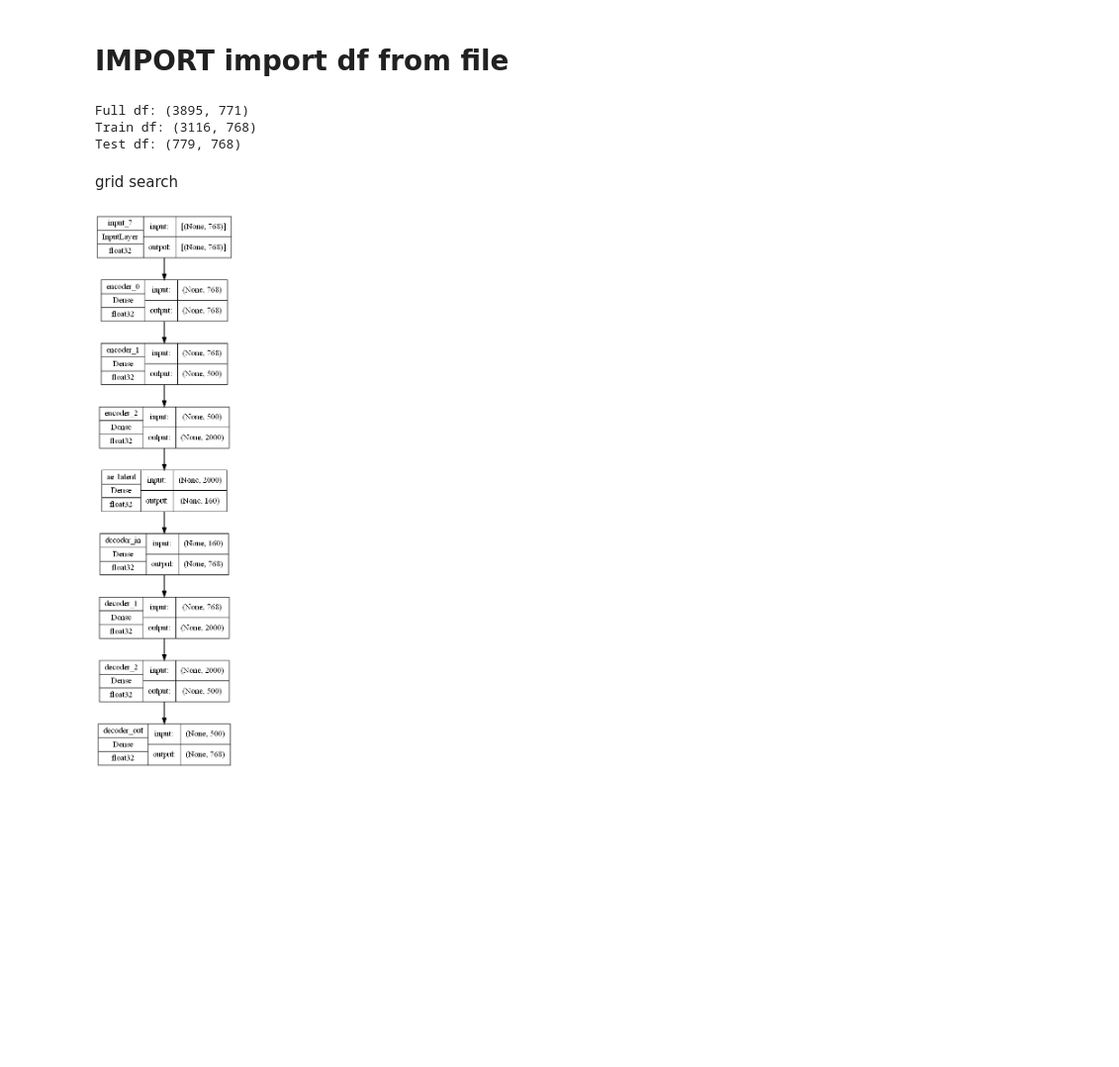
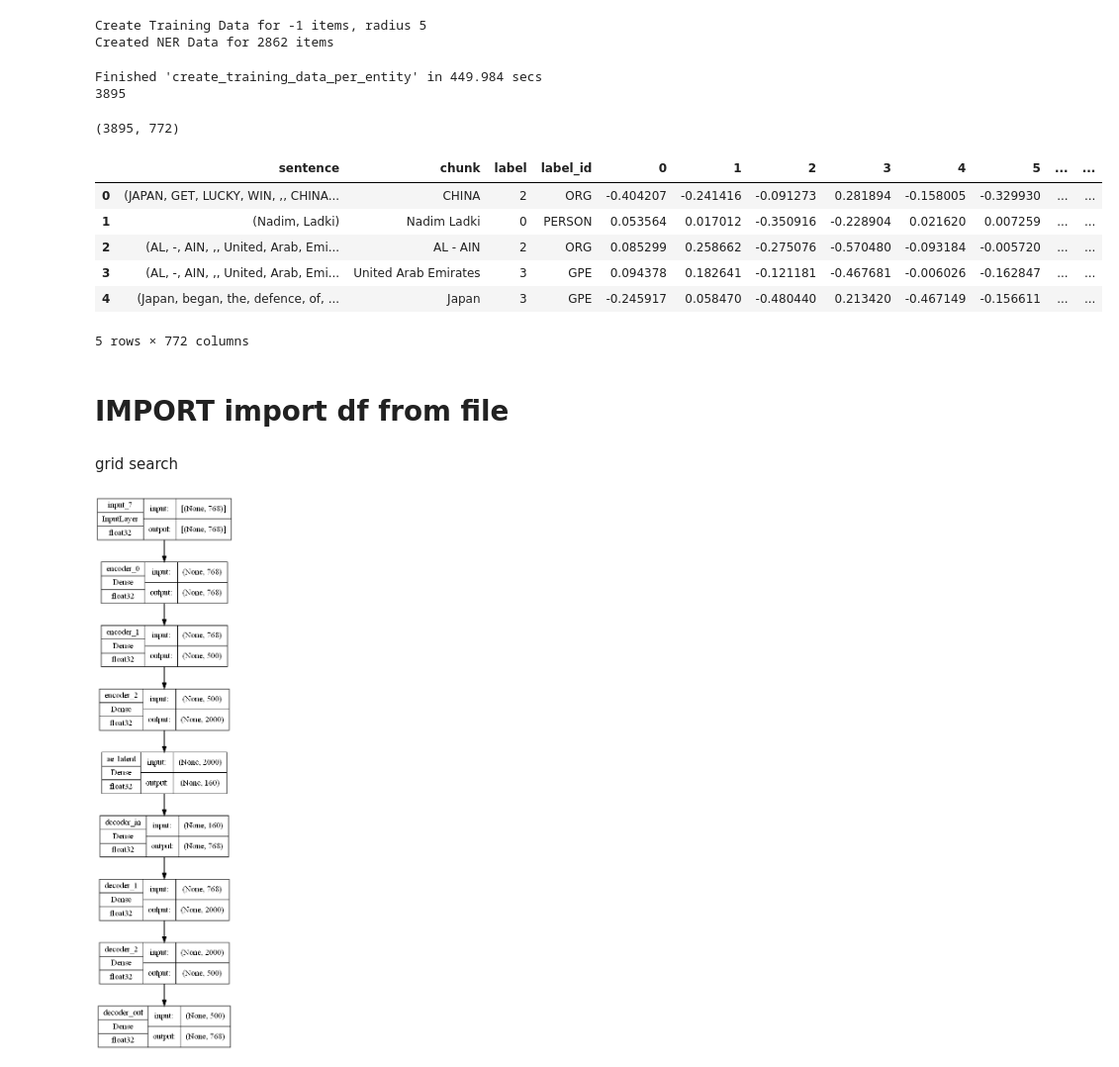
Before and after one commit to wgilpin/auto-ontology, a Jupyter notebook: project.ipynb, the cells around one changed output. Shown: that part at 99% size. Drawn from its saved outputs; the diff is of its cells as text; code cells hidden in the pictures; blank space fills up the shorter version.

Commit message:
changed training set to np.array. DEC now trrains

```diff
--- a/project.ipynb
+++ b/project.ipynb
@@ -64,7 +49,6 @@ def test():
     print(f"distance 1-3 {distance13}")
 # %%
 # create 1 training item per entity, given a token radius
-
 
 @timer
 def create_training_data_per_entity(
@@ -73,6 +57,8 @@ def create_training_data_per_entity(
     """
     Creates training data for the autoencoder.
     """
+    from tqdm import tqdm
+
     print(f"Create Training Data for {length} items, radius {radius}")
     # get spacy data
     spacy_data = get_spacy_NER_data(length)
@@ -80,20 +66,20 @@ def create_training_data_per_entity(
 
     # get embedding data
     res = []
-    bar = Bar('Processing', max=len(spacy_data))
-    for s in spacy_data:
-        for chunk in s["chunks"]:
-            start_token = max(chunk["entity"].start-radius, 0)
-            end_token = min(chunk["entity"].end+radius, len(s["nlp"]))
-            short_sentence = s["nlp"][start_token:end_token]
-            res.append({
-                "sentence": short_sentence,
-                "chunk": str(chunk["chunk"]),
-                "label": chunk["entity"].label_,
-                "embedding": embed(emb_pipe, str(short_sentence))
-            })
-            bar.next()
-    bar.finish()
+    with tqdm(total=len(spacy_data)) as pbar:
+        for s in spacy_data:
+            for chunk in s["chunks"]:
+                start_token = max(chunk["entity"].start-radius, 0)
+                end_token = min(chunk["entity"].end+radius, len(s["nlp"]))
+                short_sentence = s["nlp"][start_token:end_token]
+                res.append({
+                    "sentence": short_sentence,
+                    "chunk": str(chunk["chunk"]),
+                    "label": chunk["entity"].label,
+                    "label_id": chunk["entity"].label_,
+                    "embedding": embed(emb_pipe, str(short_sentence))
+                })
+                pbar.update(1)
     # average all the embeddings in a sample, dropping 1st (CLS)
     for r in res:
         r["embedding"] = np.mean(r["embedding"][1:], axis=0)
@@ -103,41 +89,54 @@ def create_training_data_per_entity(
 # CREATE TRAINING DATA
 merged = create_training_data_per_entity(-1, 5)
 print(len(merged))
+# %% [output]
+Create Training Data for -1 items, radius 5
+Created NER Data for 2862 items
+Finished 'create_training_data_per_entity' in 449.984 secs
+3895
 # %%
 # create full DF
 
 x_train_np = np.stack([m["embedding"] for m in merged])
 
 merged_df = pd.DataFrame(merged)
 emb_df = pd.DataFrame(x_train_np)
 
 merged_df.drop(columns=['embedding'], inplace=True)
 df = pd.concat([merged_df, emb_df], axis=1)
 
+df['label'] = np.unique(df['label'], return_inverse = True)[1]
+
+
 print(df.shape)
 # save data to csv
 df.to_csv("./data/training_df.csv", index=False)
 df.head()
+# %% [output]
+(3895, 772)
+|  | sentence | chunk | label | label_id | 0 | 1 | 2 | 3 | 4 | 5 | ... | ... |
+| 0 | (JAPAN, GET, LUCKY, WIN, ,, CHINA... | CHINA | 2 | ORG | -0.404207 | -0.241416 | -0.091273 | 0.281894 | -0.158005 | -0.329930 | ... | ... |
+| 1 | (Nadim, Ladki) | Nadim Ladki | 0 | PERSON | 0.053564 | 0.017012 | -0.350916 | -0.228904 | 0.021620 | 0.007259 | ... | ... |
+| 2 | (AL, -, AIN, ,, United, Arab, Emi... | AL - AIN | 2 | ORG | 0.085299 | 0.258662 | -0.275076 | -0.570480 | -0.093184 | -0.005720 | ... | ... |
+| 3 | (AL, -, AIN, ,, United, Arab, Emi... | United Arab Emirates | 3 | GPE | 0.094378 | 0.182641 | -0.121181 | -0.467681 | -0.006026 | -0.162847 | ... | ... |
+| 4 | (Japan, began, the, defence, of, ... | Japan | 3 | GPE | -0.245917 | 0.058470 | -0.480440 | 0.213420 | -0.467149 | -0.156611 | ... | ... |
+5 rows × 772 columns
 # %% [markdown]
 # IMPORT import df from file
 # %%
+import pandas as pd
+
 df = pd.read_csv("./data/training_df.csv")
-
-
 # train df has only the embeddings
-df.head()
 
 def test_train_split(frac=0.8):
     training_data = df.sample(frac=frac, random_state=42)
     testing_data = df.drop(training_data.index)
-    train_x_df = training_data.drop(columns=['chunk', 'label', 'sentence'])
-    test_x_df = testing_data.drop(columns=['chunk', 'label', 'sentence'])
+    train_y_df = np.array(training_data["label"])
+    test_y_df = np.array(testing_data["label"])
+    train_x_df = np.array(training_data.drop(columns=['chunk', 'label', 'label_id', 'sentence']))
+    test_x_df = np.array(testing_data.drop(columns=['chunk', 'label', 'label_id', 'sentence']))
     print(f"Full df: {df.shape}")
     print(f"Train df: {train_x_df.shape}")
     print(f"Test df: {test_x_df.shape}")
-    return train_x_df, test_x_df
-train_x, test_x = test_train_split(0.8)
+    return train_x_df, test_x_df, train_y_df, test_y_df
-# %% [output]
-Full df: (3895, 771)
-Train df: (3116, 768)
-Test df: (779, 768)
```
Also changed, not shown: parts of 9 cells of this notebook, 1 other file.
